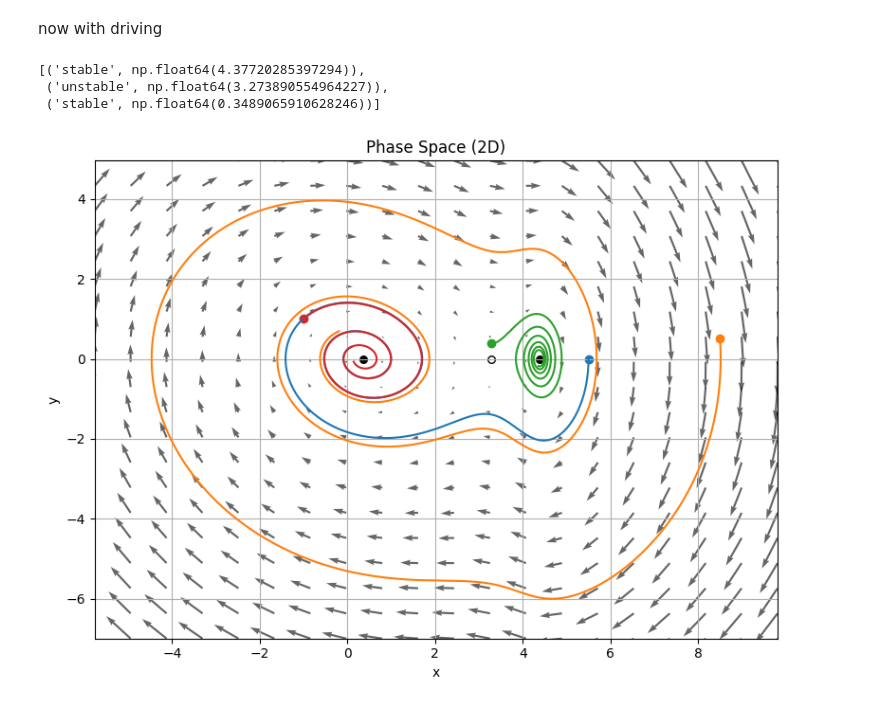
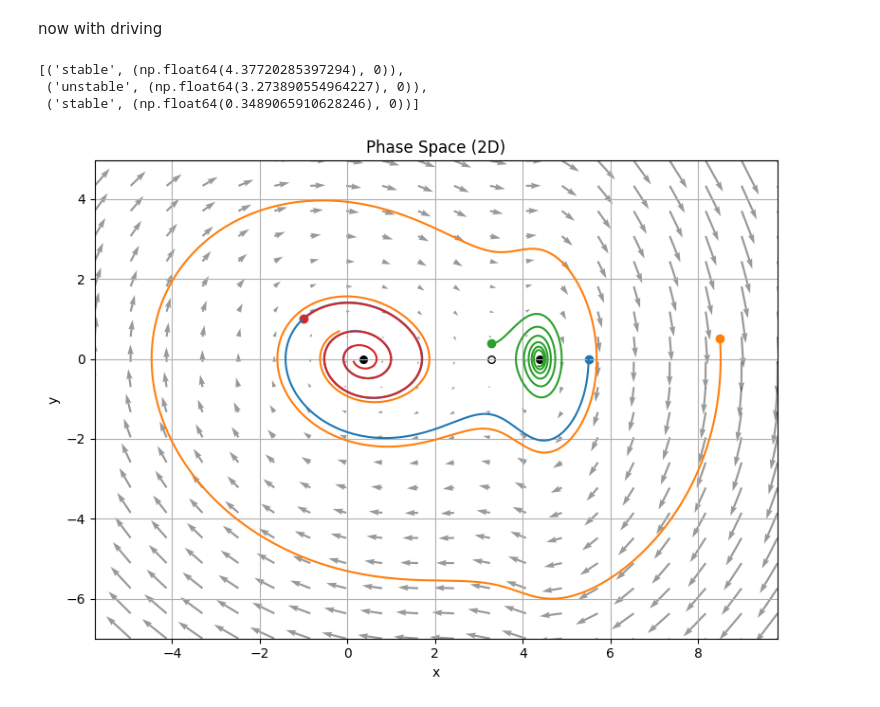
Before and after one commit to LeendertT420/PhD_various, a Jupyter notebook: Superfluid/Biufurcations.ipynb, the cells around one changed output. Saved outputs shown, nothing was run; the diff lists cells and outputs as text; code cells hidden in the pictures.

```diff
--- a/Superfluid/Biufurcations.ipynb
+++ b/Superfluid/Biufurcations.ipynb
@@ -167,43 +178,30 @@ solve_and_plot(system, t_span=(0, 20), initial_conditions=initial_conditions)
 # %% [markdown]
 now with driving
 # %%
-zeta=0.1
-A=5
-delta=-4
+zeta = 0.1
+alpha = 5
+delta = -4
 
-def system(t, y):
-    """
-    Dimensionless damped harmonic oscillator:
-
-        x'' + 2*zeta*x' + x = 0
-
-    Converted to first-order system:
-        x' = v
-        v' = -2*zeta*v - x
-
-    Parameters:
-    - zeta: damping ratio
-    """
+def driven_DHO(t, y):
     x, v = y
     dxdt = v
-    dvdt = -2 * zeta * v - x + A / ((x+delta)**2+1)
+    dvdt = -2 * zeta * v - x + alpha / ((x+delta)**2+1)
     return [dxdt, dvdt]
+
+def x_star(alpha, delta):
+    roots = np.roots([1, 2*delta, delta**2 + 1, -1*alpha])
+    roots[~np.isreal(roots)] = np.nan
+    return np.real(roots)
-# %%
-def x_star(A, delta, branch_shift):
-    roots = np.roots([1, 2*delta, delta**2 + 1, -A])
-    roots[~np.isreal(roots)] = np.nan
-
-    # stabilize branch selection via continuous shift
-    return np.real(roots)
 # %%
-roots = x_star(A, delta, 0)
+roots = x_star(alpha, delta)
 
 fixed_points = []
 
+#check stability
 for x in roots:
     if not np.isnan(x):
         eigenvalues, eigenvectors = np.linalg.eig(np.array([[0, 1],
-                                              [-1 - 2*A*(x+delta) / ((x+delta)**2+1)**2, -2*zeta]]))
+                                              [-1 - 2*alpha*(x+delta) / ((x+delta)**2+1)**2, -2*zeta]]))
         if np.real(eigenvalues)[0] < 0 and np.real(eigenvalues)[1] < 0:
             fixed_points.append(('stable', (x, 0)))
         else:
@@ -211,22 +209,22 @@ for x in roots:
 
 fixed_points
 # %% [output]
-[('stable', np.float64(4.37720285397294)),
- ('unstable', np.float64(3.273890554964227)),
- ('stable', np.float64(0.3489065910628246))]
+[('stable', (np.float64(4.37720285397294), 0)),
+ ('unstable', (np.float64(3.273890554964227), 0)),
+ ('stable', (np.float64(0.3489065910628246), 0))]
 # %%
 #Example initial conditions (for notebook use):
 initial_conditions = [
     [5.5, 0.0],
     [8.5, 0.5],
     [3.27, 0.4],
     [-1.0, 1.0]
 ]
 
 
-solve_and_plot(system, t_span=(0, 20), initial_conditions=initial_conditions, fixed_points=fixed_points)
+solve_and_plot(driven_DHO, t_span=(0, 20), initial_conditions=initial_conditions, fixed_points=fixed_points)
 # %% [output]
-[figure, old version]
+[figure, new version]
 # %%
 def bifurcation(d):
     return 2/27 * (-1*(d**3+9*d) + (3-d**2)*np.sqrt(d**2 - 3))
```
Also changed, not shown: parts of 13 cells of this notebook, 5 other files.
